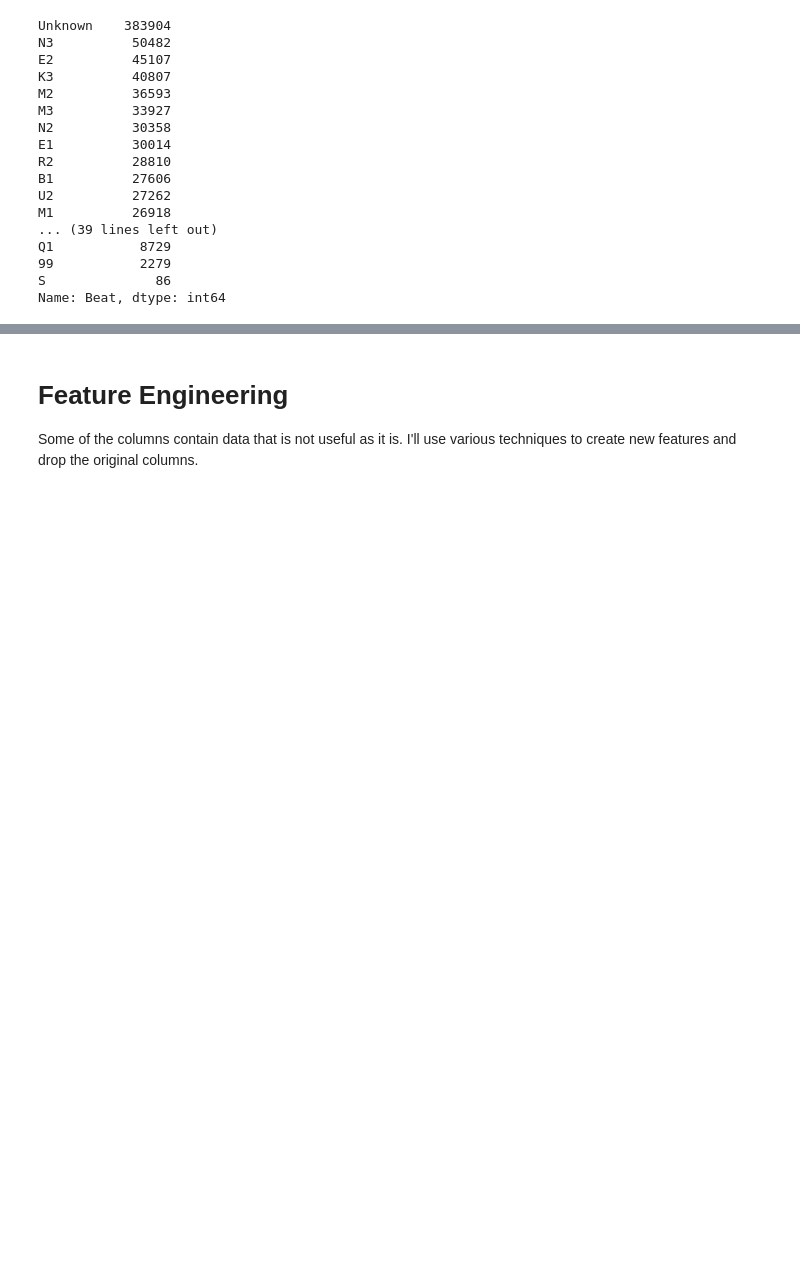
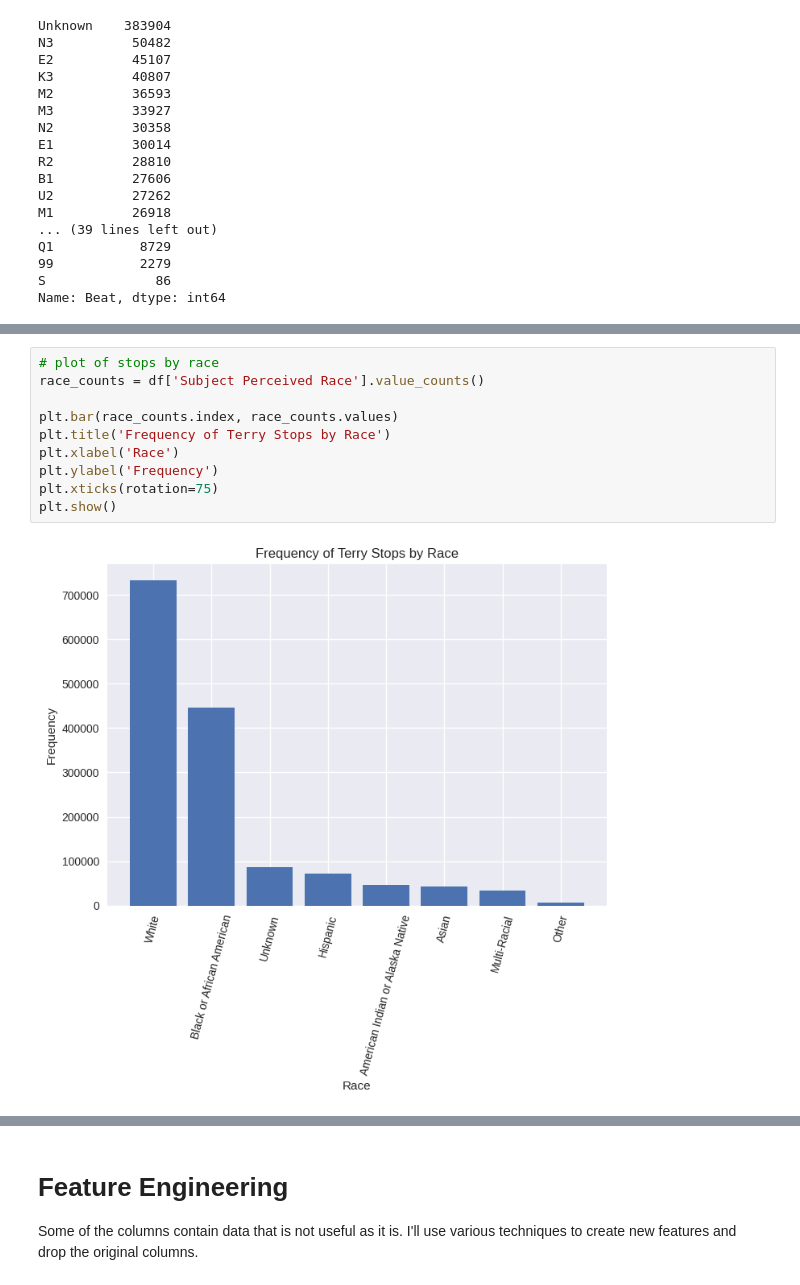
Before and after one commit to robertmbau/Terry_Stops, a Jupyter notebook: terry_stops.ipynb, the cells around one changed output, grey strips where cells are left out. Drawn from its saved outputs; the diff is of its cells as text; blank space fills up the shorter version.

```diff
--- a/terry_stops.ipynb
+++ b/terry_stops.ipynb
@@ -152,0 +227,12 @@ Name: Beat, dtype: int64
+# %%
+# plot of stops by race
+race_counts = df['Subject Perceived Race'].value_counts()
+
+plt.bar(race_counts.index, race_counts.values)
+plt.title('Frequency of Terry Stops by Race')
+plt.xlabel('Race')
+plt.ylabel('Frequency')
+plt.xticks(rotation=75)
+plt.show()
+# %% [output]
+[figure, added]
```
Also changed, not shown: parts of 66 cells of this notebook.
